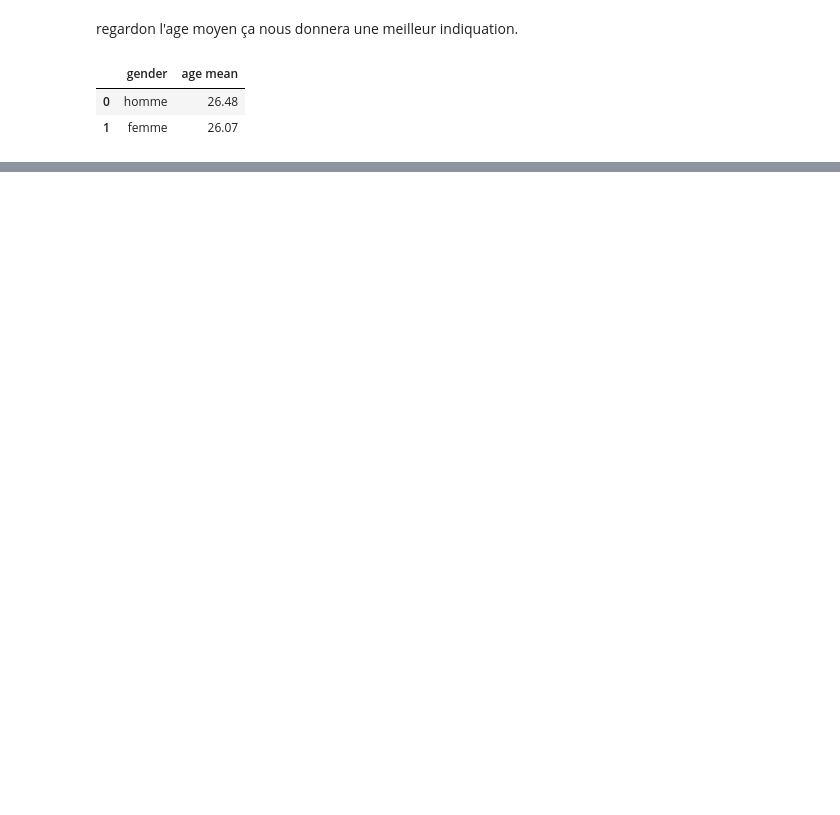
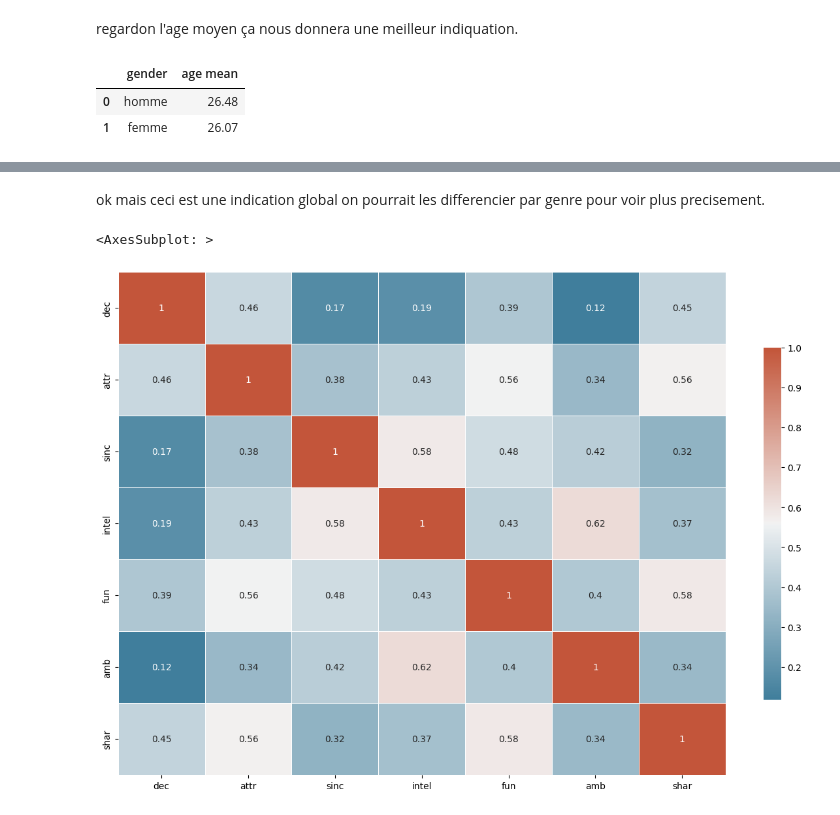
Before and after one commit to philippeJeremy/Bloc-2-Analyse-exploratoire-descriptive-et-inferentielle-de-donnees, a Jupyter notebook: speed_dating.ipynb, the cells around one changed output, grey strips where cells are left out. Cells and saved outputs as stored; diff of their text form; code cells hidden in the pictures; blank space fills up the shorter version.

```diff
--- a/speed_dating.ipynb
+++ b/speed_dating.ipynb
@@ -159,0 +228,10 @@ Les hommes sont l'égèrement plus âgé.
+# %% [markdown]
+ok mais ceci est une indication global on pourrait les differencier par genre pour voir plus precisement.
+# %%
+f, ax = plt.subplots(figsize=(15, 10))
+mask = np.triu(np.ones_like(corr_carac, dtype=bool))
+cmap = sns.diverging_palette(230, 20, as_cmap=True)
+sns.heatmap(corr_carac, annot=True, cmap=cmap, cbar_kws={"shrink": .7}, linewidths=.5)
+# %% [output]
+<AxesSubplot: >
+[figure, added]
```
Also changed, not shown: parts of 20 cells of this notebook.
